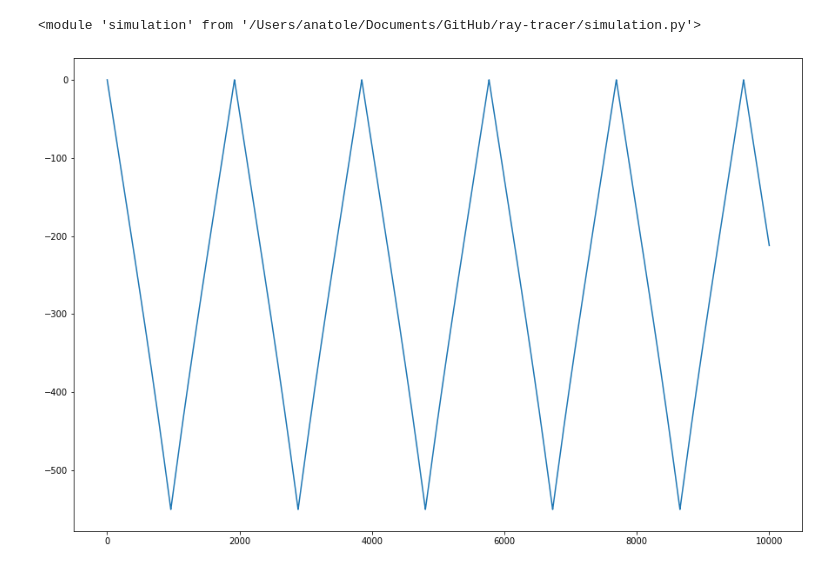
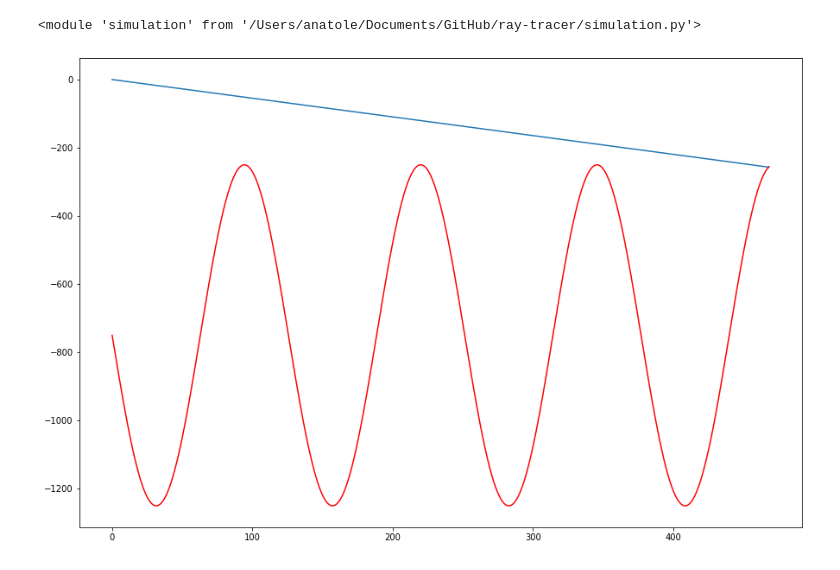
Before and after one commit to ahernot/ray-tracer, a Jupyter notebook: tests.ipynb, the cells around one changed output. Drawn from its saved outputs; the diff is of its cells as text; code cells hidden in the pictures.

```diff
--- a/tests.ipynb
+++ b/tests.ipynb
@@ -18,9 +18,12 @@ reload(Sim)
 source = Geometry.Point2D(0., 0.)
 angle = -0.5
 # %%
+floor = lambda x: -500 * np.sin(0.05 * x) - 750  # lambda x: -550 * np.ones_like(x)
+ceiling = lambda x: 0 * np.ones_like(x)
+
 env = Env.Environment2D(
-    floor=lambda x: -550 * np.ones_like(x),
-    ceiling=lambda x: 0 * np.ones_like(x)
+    floor=floor,
+    ceiling=ceiling
 )
 # %%
 reload(Ray)
@@ -29,6 +32,7 @@ ray.propagate()
 # %%
 plt.figure(figsize=(15, 10))
 plt.plot(ray.X, ray.Z)
+plt.plot(ray.X, floor(ray.X), c='red')
 plt.show()
 # %% [output]
-[figure, old version]
+[figure, new version]
```
